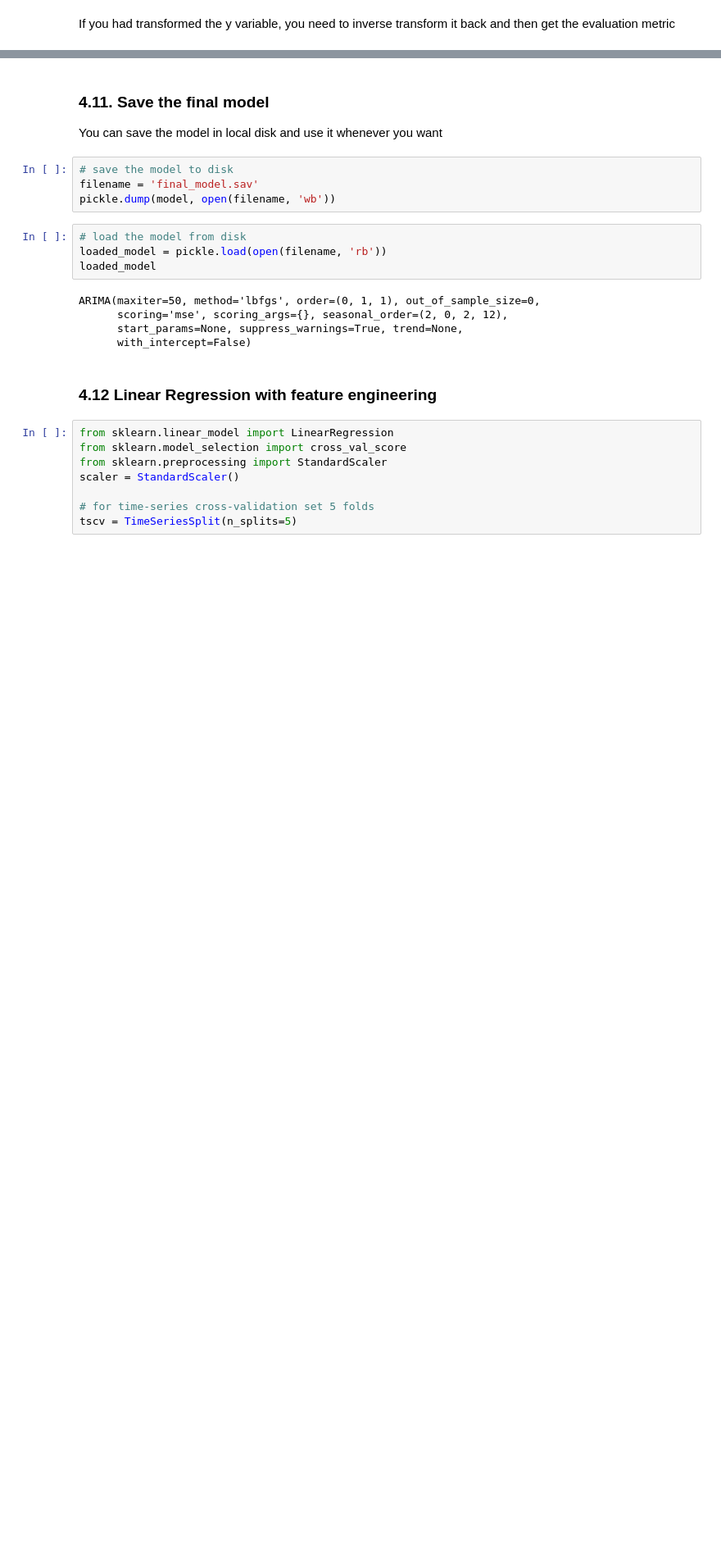
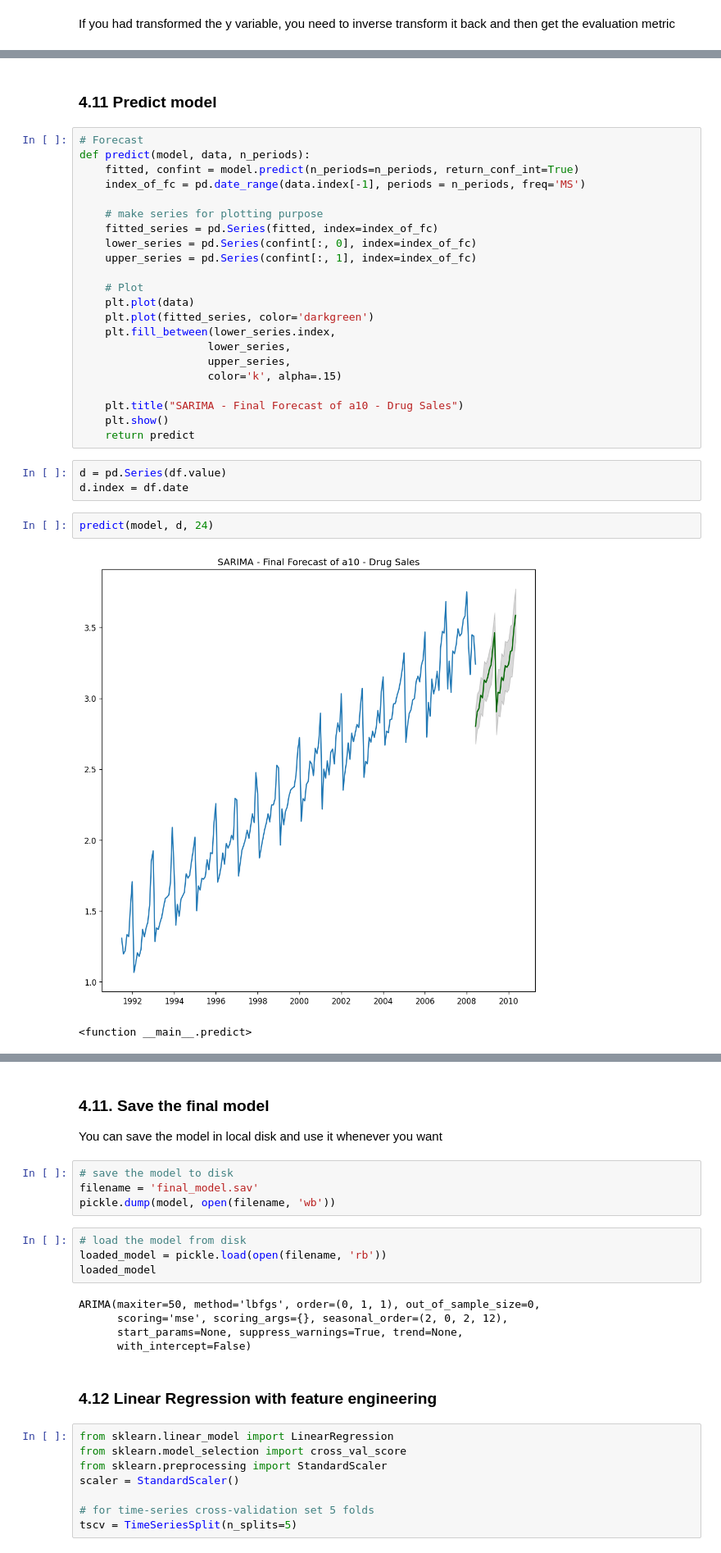
Before and after one commit to serzaraisk/time_series-template, a Jupyter notebook: TimeSeries_Project_Template.ipynb, the cells around one changed output, grey strips where cells are left out. Shown at 82% size. Drawn from its saved outputs; the diff is of its cells as text; blank space fills up the shorter version.

```diff
--- a/TimeSeries_Project_Template.ipynb
+++ b/TimeSeries_Project_Template.ipynb
@@ -1190,0 +1258,32 @@ Durbin Watson Score :  1.9799354142900047
+# %% [markdown]
+### 4.11 Predict model
+# %%
+# Forecast
+def predict(model, data, n_periods):
+    fitted, confint = model.predict(n_periods=n_periods, return_conf_int=True)
+    index_of_fc = pd.date_range(data.index[-1], periods = n_periods, freq='MS')
+
+    # make series for plotting purpose
+    fitted_series = pd.Series(fitted, index=index_of_fc)
+    lower_series = pd.Series(confint[:, 0], index=index_of_fc)
+    upper_series = pd.Series(confint[:, 1], index=index_of_fc)
+
+    # Plot
+    plt.plot(data)
+    plt.plot(fitted_series, color='darkgreen')
+    plt.fill_between(lower_series.index,
+                    lower_series,
+                    upper_series,
+                    color='k', alpha=.15)
+
+    plt.title("SARIMA - Final Forecast of a10 - Drug Sales")
+    plt.show()
+    return predict
+# %%
+d = pd.Series(df.value)
+d.index = df.date
+# %%
+predict(model, d, 24)
+# %% [output]
+[figure, added]
+<function __main__.predict>
```
Also changed, not shown: parts of 23 cells of this notebook.
